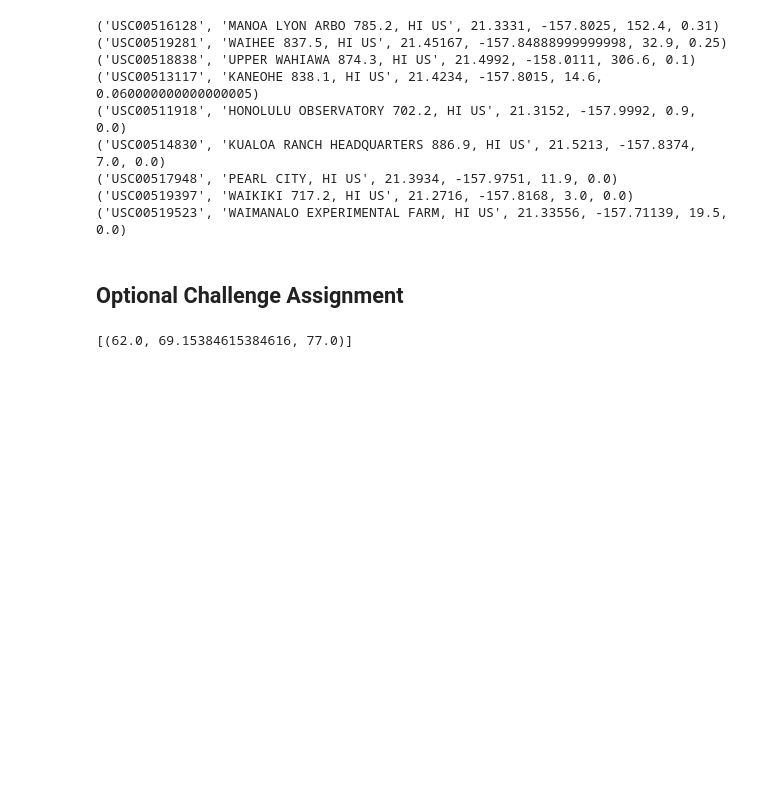
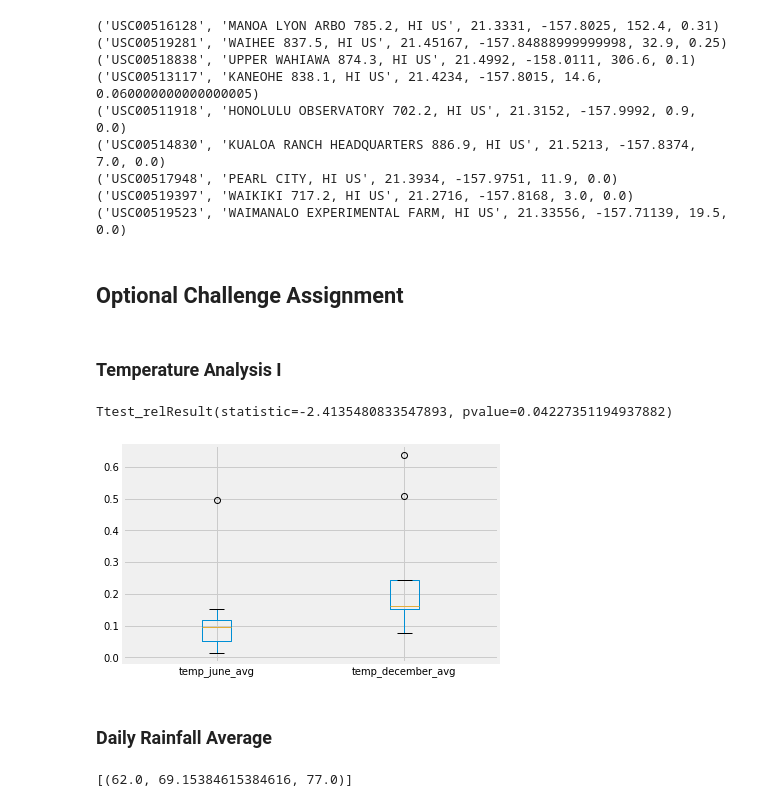
Before and after one commit to shilpiray/Surfs_Up, a Jupyter notebook: climate_starter.ipynb, the cells around one changed output. Drawn from its saved outputs; the diff is of its cells as text; code cells hidden in the pictures; blank space fills up the shorter version.

```diff
--- a/climate_starter.ipynb
+++ b/climate_starter.ipynb
@@ -232,6 +232,34 @@ for i in query:
 ('USC00519523', 'WAIMANALO EXPERIMENTAL FARM, HI US', 21.33556, -157.71139, 19.5, 0.0)
 # %% [markdown]
 ## Optional Challenge Assignment
+# %% [markdown]
+### Temperature Analysis I
+# %%
+month_june = "06"
+tavg_june = session.query(Measurement.station,func.avg(Measurement.prcp)).\
+    filter(func.strftime("%m", Measurement.date) == month_june).\
+    group_by(Measurement.station).all()
+
+month_december = "12"
+tavg_december = session.query(Measurement.station,func.avg(Measurement.prcp)).\
+    filter(func.strftime("%m", Measurement.date) == month_december).\
+    group_by(Measurement.station).all()
+
+df_june = pd.DataFrame(tavg_june, columns=['Station', 'temp_june_avg'])
+df_december = pd.DataFrame(tavg_december, columns=['Station', 'temp_december_avg'])
+merge_df = df_june.merge(df_december, on = 'Station',how = 'inner')
+merge_df.set_index('Station', inplace=True)
+merge_df[['temp_june_avg', 'temp_december_avg']].plot(kind='box')
+
+plt.savefig('boxplot_outliers.png')
+
+
+stats.ttest_rel(merge_df['temp_june_avg'], merge_df['temp_december_avg'])
+# %% [output]
+Ttest_relResult(statistic=-2.4135480833547893, pvalue=0.04227351194937882)
+[figure, added]
+# %% [markdown]
+### Daily Rainfall Average
 # %%
 # Create a query that will calculate the daily normals
 # (i.e. the averages for tmin, tmax, and tavg for all historic data matching a specific month and day)
```
Also changed, not shown: parts of 9 cells of this notebook, 5 other files.
